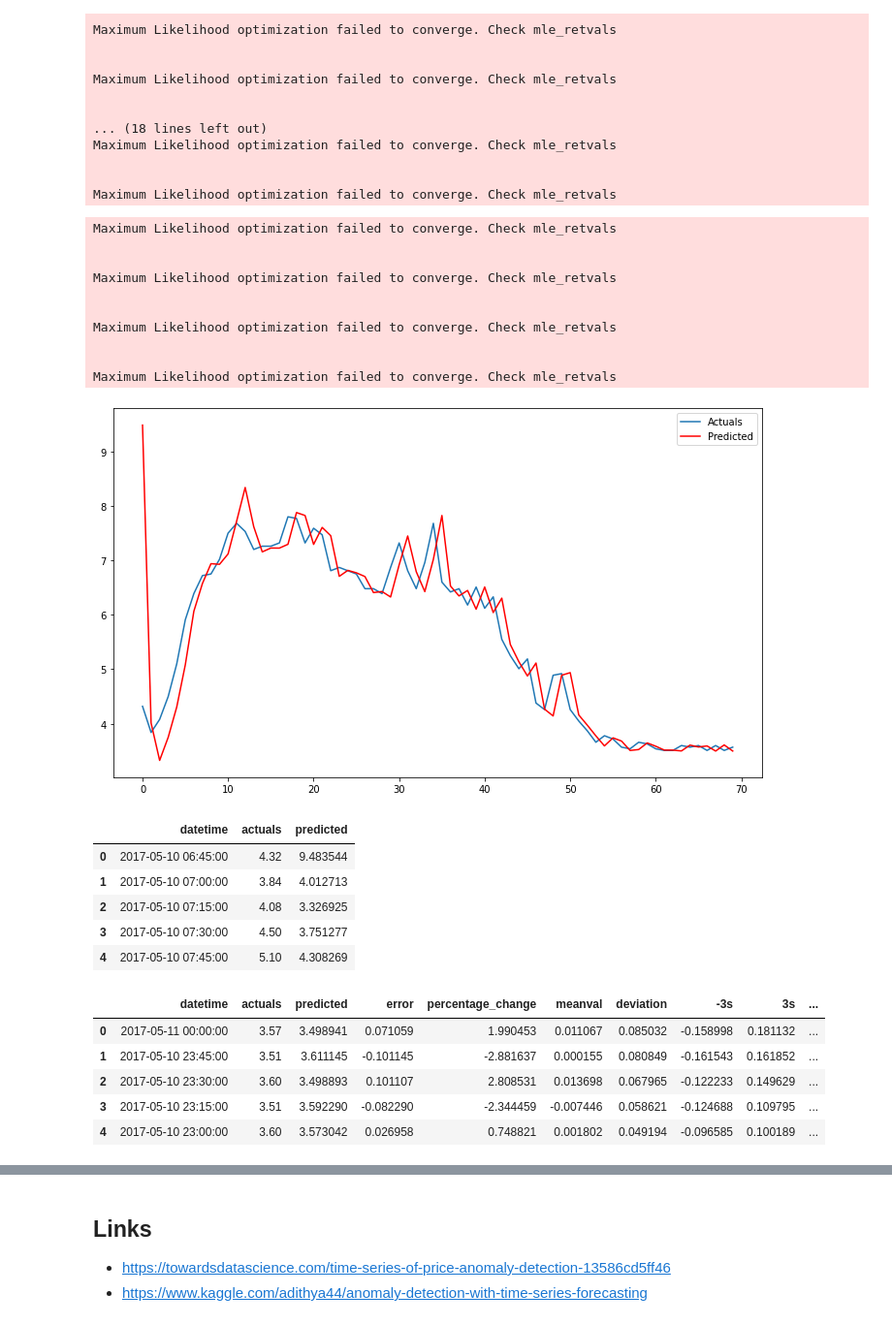
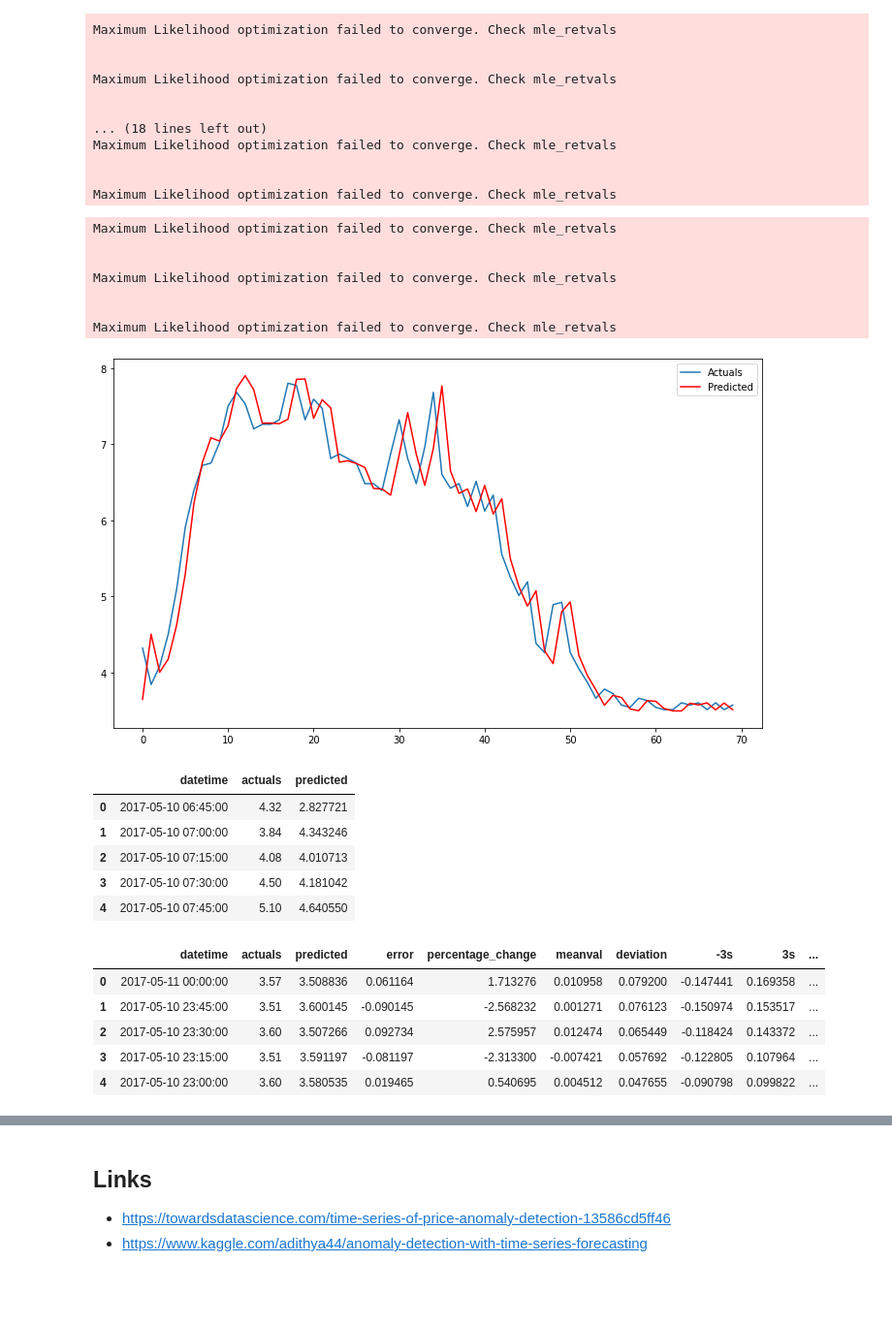
Before and after one commit to nidDrBiglr/energy-hackdays-anomaly-detection, a Jupyter notebook: anomaly-detection-model/Anomaly Detection.ipynb, the cells around one changed output, grey strips where cells are left out. Shown: that part at 97% size. Drawn from its saved outputs; the diff is of its cells as text; code cells hidden in the pictures; blank space fills up the shorter version.

```diff
--- a/anomaly-detection-model/Anomaly Detection.ipynb
+++ b/anomaly-detection-model/Anomaly Detection.ipynb
@@ -154,40 +154,37 @@ Maximum Likelihood optimization failed to converge. Check mle_retvals
 import math
 from sklearn.metrics import mean_squared_error
 
-history = [x for x in train_log[:1000]]
+history = [x for x in train_log]
 predictions = list()
 predict_log=list()
-for t in range(len(test_log[:1000])):
+for t in range(len(test_log)):
     stepwise_model.fit(history)
     output = stepwise_model.predict(n_periods=1)
     predict_log.append(output[0])
     yhat = 10**output[0]
     predictions.append(yhat)
     obs = test_log[t]
     history.append(obs)
     #print('predicted=%f, expected=%f' % (output[0], obs))
     #error = math.sqrt(mean_squared_error(test_log, predict_log))
     #print('Test rmse: %.3f' % error)
     # plot
 
 figsize=(12, 7)
 plt.figure(figsize=figsize)
-pyplot.plot(test[:1000],label='Actuals')
+pyplot.plot(test,label='Actuals')
 pyplot.plot(predictions, color='red',label='Predicted')
 pyplot.legend(loc='upper right')
 pyplot.show()
 # %% [output]
 Maximum Likelihood optimization failed to converge. Check mle_retvals
 
 
 Maximum Likelihood optimization failed to converge. Check mle_retvals
 
 
 Maximum Likelihood optimization failed to converge. Check mle_retvals
-
-
-Maximum Likelihood optimization failed to converge. Check mle_retvals
-[figure, old version]
+[figure, new version]
 # %%
 predicted_df=pd.DataFrame()
 predicted_df['datetime']=df['datetime'][-70:]
@@ -198,11 +195,11 @@ del predicted_df['index']
 predicted_df.head()
 # %% [output]
 |  | datetime | actuals | predicted |
-| 0 | 2017-05-10 06:45:00 | 4.32 | 9.483544 |
-| 1 | 2017-05-10 07:00:00 | 3.84 | 4.012713 |
-| 2 | 2017-05-10 07:15:00 | 4.08 | 3.326925 |
-| 3 | 2017-05-10 07:30:00 | 4.50 | 3.751277 |
-| 4 | 2017-05-10 07:45:00 | 5.10 | 4.308269 |
+| 0 | 2017-05-10 06:45:00 | 4.32 | 2.827721 |
+| 1 | 2017-05-10 07:00:00 | 3.84 | 4.343246 |
+| 2 | 2017-05-10 07:15:00 | 4.08 | 4.010713 |
+| 3 | 2017-05-10 07:30:00 | 4.50 | 4.181042 |
+| 4 | 2017-05-10 07:45:00 | 5.10 | 4.640550 |
 # %%
 def detect_classify_anomalies(df,window):
     df.replace([np.inf, -np.inf], np.NaN, inplace=True)
@@ -418,11 +415,11 @@ del classify_df['index']
 classify_df.head()
 # %% [output]
 |  | datetime | actuals | predicted | error | percentage_change | meanval | deviation | -3s | 3s | ... |
-| 0 | 2017-05-11 00:00:00 | 3.57 | 3.498941 | 0.071059 | 1.990453 | 0.011067 | 0.085032 | -0.158998 | 0.181132 | ... |
-| 1 | 2017-05-10 23:45:00 | 3.51 | 3.611145 | -0.101145 | -2.881637 | 0.000155 | 0.080849 | -0.161543 | 0.161852 | ... |
-| 2 | 2017-05-10 23:30:00 | 3.60 | 3.498893 | 0.101107 | 2.808531 | 0.013698 | 0.067965 | -0.122233 | 0.149629 | ... |
-| 3 | 2017-05-10 23:15:00 | 3.51 | 3.592290 | -0.082290 | -2.344459 | -0.007446 | 0.058621 | -0.124688 | 0.109795 | ... |
-| 4 | 2017-05-10 23:00:00 | 3.60 | 3.573042 | 0.026958 | 0.748821 | 0.001802 | 0.049194 | -0.096585 | 0.100189 | ... |
+| 0 | 2017-05-11 00:00:00 | 3.57 | 3.508836 | 0.061164 | 1.713276 | 0.010958 | 0.079200 | -0.147441 | 0.169358 | ... |
+| 1 | 2017-05-10 23:45:00 | 3.51 | 3.600145 | -0.090145 | -2.568232 | 0.001271 | 0.076123 | -0.150974 | 0.153517 | ... |
+| 2 | 2017-05-10 23:30:00 | 3.60 | 3.507266 | 0.092734 | 2.575957 | 0.012474 | 0.065449 | -0.118424 | 0.143372 | ... |
+| 3 | 2017-05-10 23:15:00 | 3.51 | 3.591197 | -0.081197 | -2.313300 | -0.007421 | 0.057692 | -0.122805 | 0.107964 | ... |
+| 4 | 2017-05-10 23:00:00 | 3.60 | 3.580535 | 0.019465 | 0.540695 | 0.004512 | 0.047655 | -0.090798 | 0.099822 | ... |
 # %%
 plot_anomaly(classify_df.iloc[:-6,:],"meanval")
 # %% [output]
```
Also changed, not shown: parts of 4 cells of this notebook, 23 other files.
